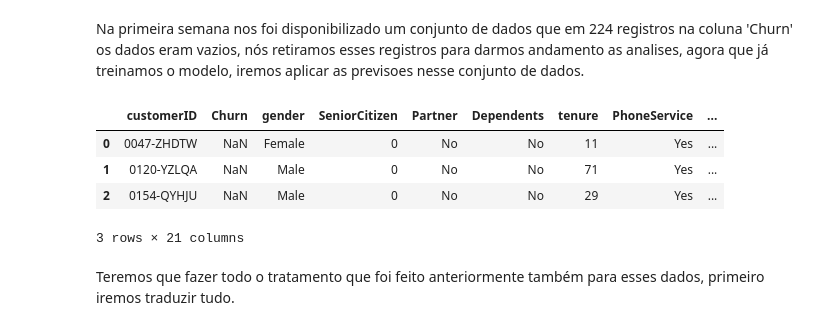
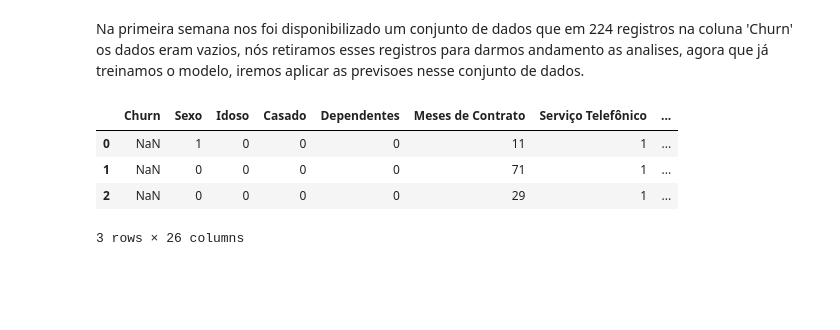
Before and after one commit to Dev-Zz/alura_challenge, a Jupyter notebook: Alura Challenge/Alura Challenge Semana 3.ipynb, the cells around one changed output. Saved outputs shown, nothing was run; the diff lists cells and outputs as text; code cells hidden in the pictures; blank space fills up the shorter version.

```diff
--- a/Alura Challenge/Alura Challenge Semana 3.ipynb
+++ b/Alura Challenge/Alura Challenge Semana 3.ipynb
@@ -468,13 +468,11 @@ Usando o RandomizedSearchCV conseguimos melhorar o **Recall** para **0.869**
 # %% [markdown]
 Na primeira semana nos foi disponibilizado um conjunto de dados que em 224 registros na coluna 'Churn' os dados eram vazios, nós retiramos esses registros para darmos andamento as analises, agora que já treinamos o modelo, iremos aplicar as previsoes nesse conjunto de dados.
 # %%
-dataset_vazios = pd.read_csv(r'C:\Users\Jose Eduardo\Documents\GitHub\alura_challenge\Dados\dataset_vazios.csv')
+dataset_vazios = pd.read_csv(r'C:\Users\Jose Eduardo\Documents\GitHub\alura_challenge\Dados\dataset_vazios_formatado.csv')
 dataset_vazios.head(3)
 # %% [output]
-|  | customerID | Churn | gender | SeniorCitizen | Partner | Dependents | tenure | PhoneService | ... |
-| 0 | 0047-ZHDTW | NaN | Female | 0 | No | No | 11 | Yes | ... |
-| 1 | 0120-YZLQA | NaN | Male | 0 | No | No | 71 | Yes | ... |
-| 2 | 0154-QYHJU | NaN | Male | 0 | No | No | 29 | Yes | ... |
+|  | Churn | Sexo | Idoso | Casado | Dependentes | Meses de Contrato | Serviço Telefônico | ... |
+| 0 | NaN | 1 | 0 | 0 | 0 | 11 | 1 | ... |
+| 1 | NaN | 0 | 0 | 0 | 0 | 71 | 1 | ... |
+| 2 | NaN | 0 | 0 | 0 | 0 | 29 | 1 | ... |
-3 rows × 21 columns
+3 rows × 26 columns
-# %% [markdown]
-Teremos que fazer todo o tratamento que foi feito anteriormente também para esses dados, primeiro iremos traduzir tudo.
```
Also changed, not shown: parts of 27 cells of this notebook, 4 other files.
